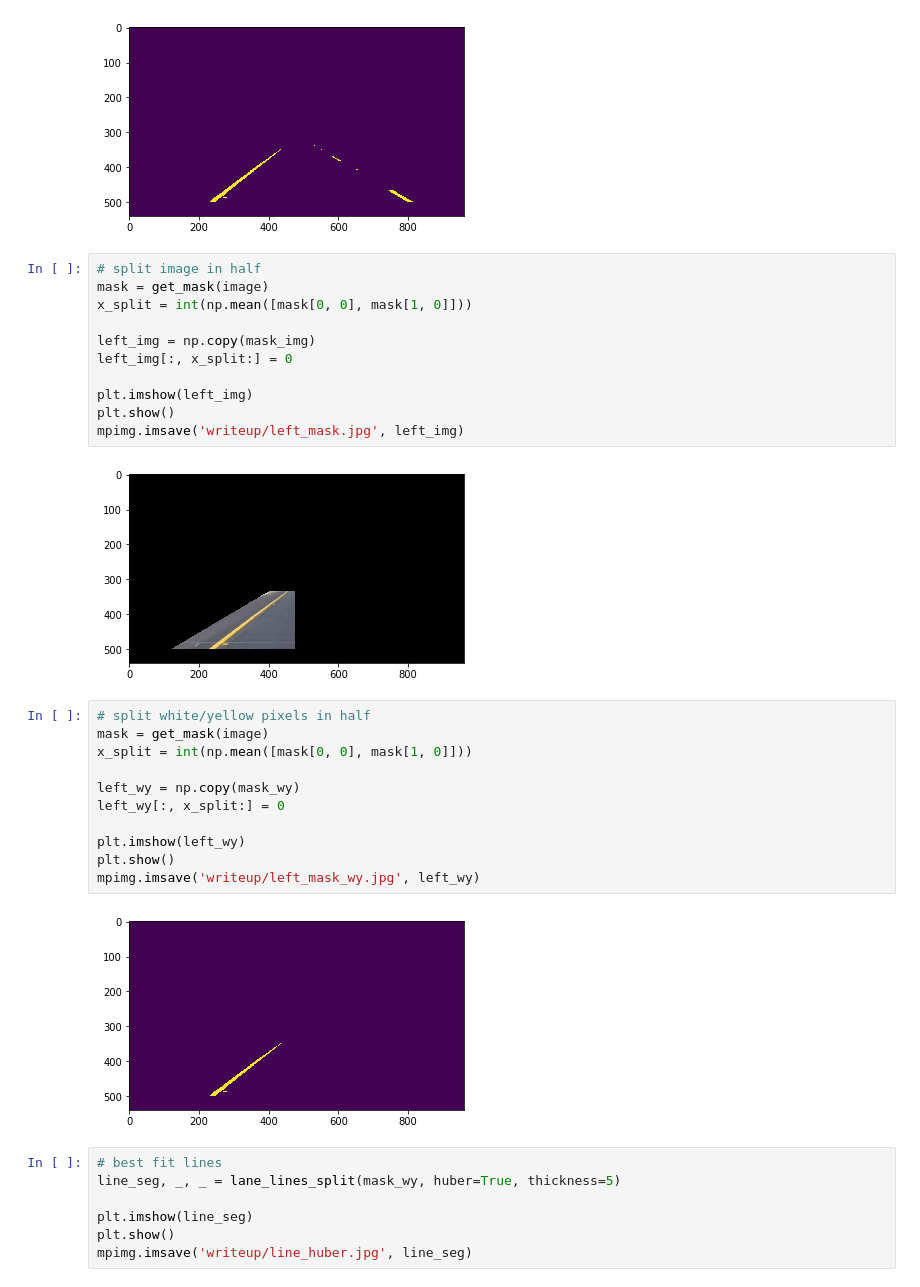
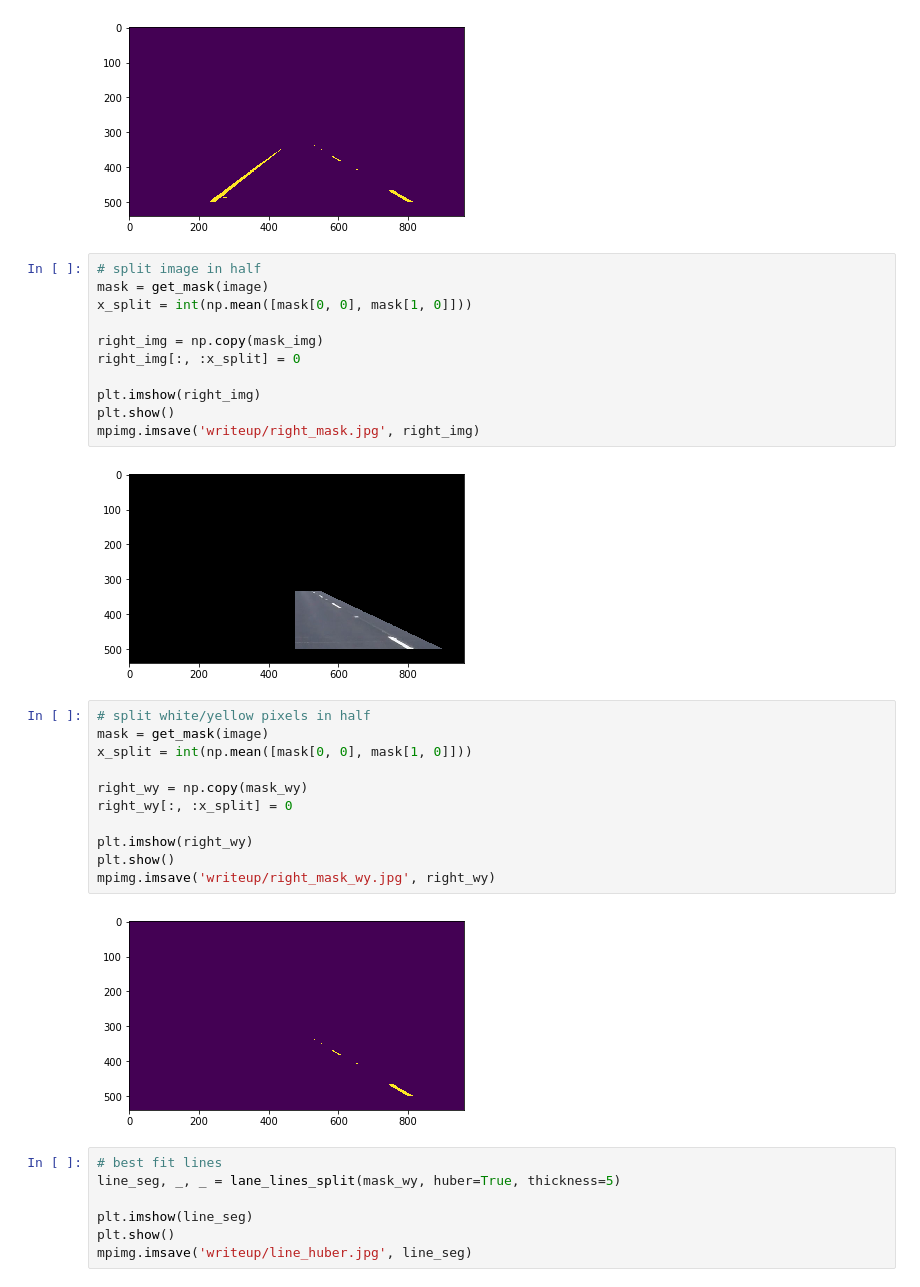
Before and after one commit to tbackes/CarND-LaneLines-P1, a Jupyter notebook: P1.ipynb, the cells around one changed output. Drawn from its saved outputs; the diff is of its cells as text.

```diff
--- a/P1.ipynb
+++ b/P1.ipynb
@@ -532,29 +682,29 @@ mpimg.imsave('writeup/mask_wy.jpg', mask_wy)
 # %%
 # split image in half
 mask = get_mask(image)
 x_split = int(np.mean([mask[0, 0], mask[1, 0]]))
 
-left_img = np.copy(mask_img)
-left_img[:, x_split:] = 0
+right_img = np.copy(mask_img)
+right_img[:, :x_split] = 0
 
-plt.imshow(left_img)
+plt.imshow(right_img)
 plt.show()
-mpimg.imsave('writeup/left_mask.jpg', left_img)
+mpimg.imsave('writeup/right_mask.jpg', right_img)
 # %% [output]
-[figure, old version]
+[figure, new version]
 # %%
 # split white/yellow pixels in half
 mask = get_mask(image)
 x_split = int(np.mean([mask[0, 0], mask[1, 0]]))
 
-left_wy = np.copy(mask_wy)
-left_wy[:, x_split:] = 0
+right_wy = np.copy(mask_wy)
+right_wy[:, :x_split] = 0
 
-plt.imshow(left_wy)
+plt.imshow(right_wy)
 plt.show()
-mpimg.imsave('writeup/left_mask_wy.jpg', left_wy)
+mpimg.imsave('writeup/right_mask_wy.jpg', right_wy)
 # %% [output]
-[figure, old version]
+[figure, new version]
 # %%
 # best fit lines
 line_seg, _, _ = lane_lines_split(mask_wy, huber=True, thickness=5)
```
Also changed, not shown: parts of 17 cells of this notebook, 3 other files.
